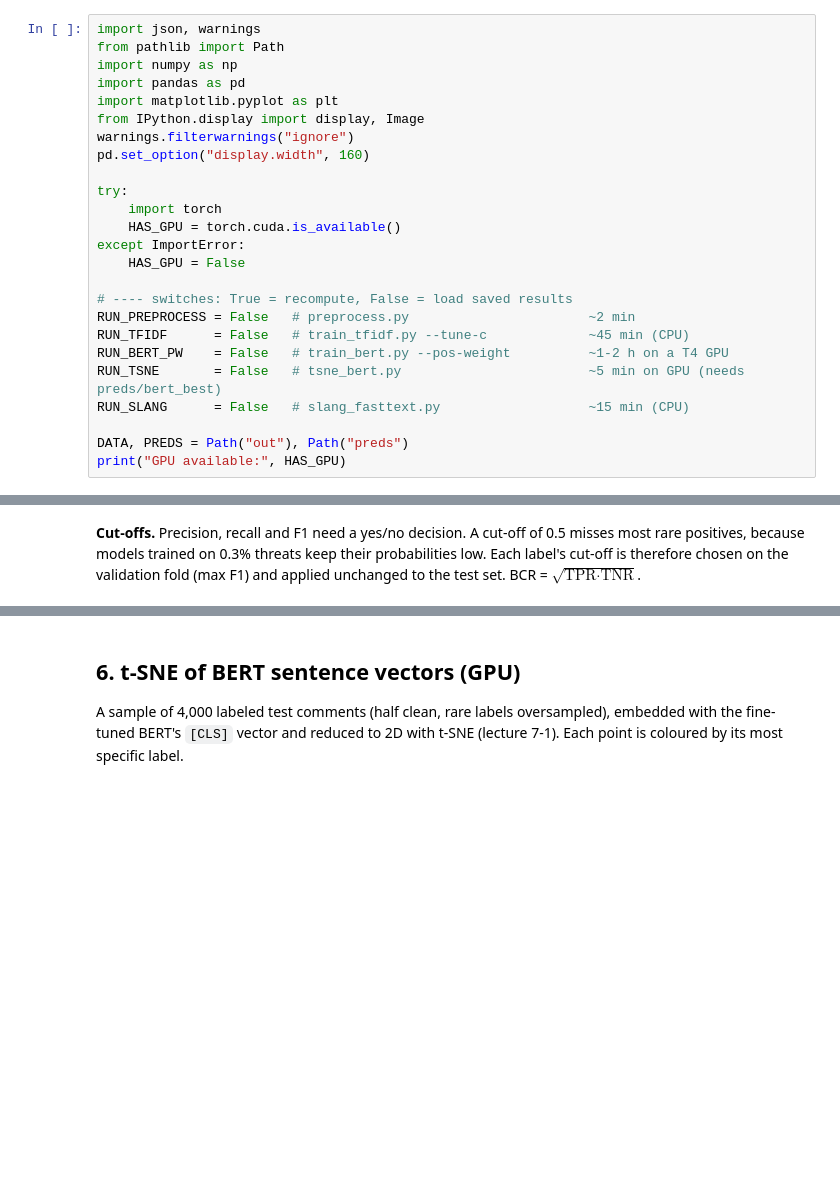
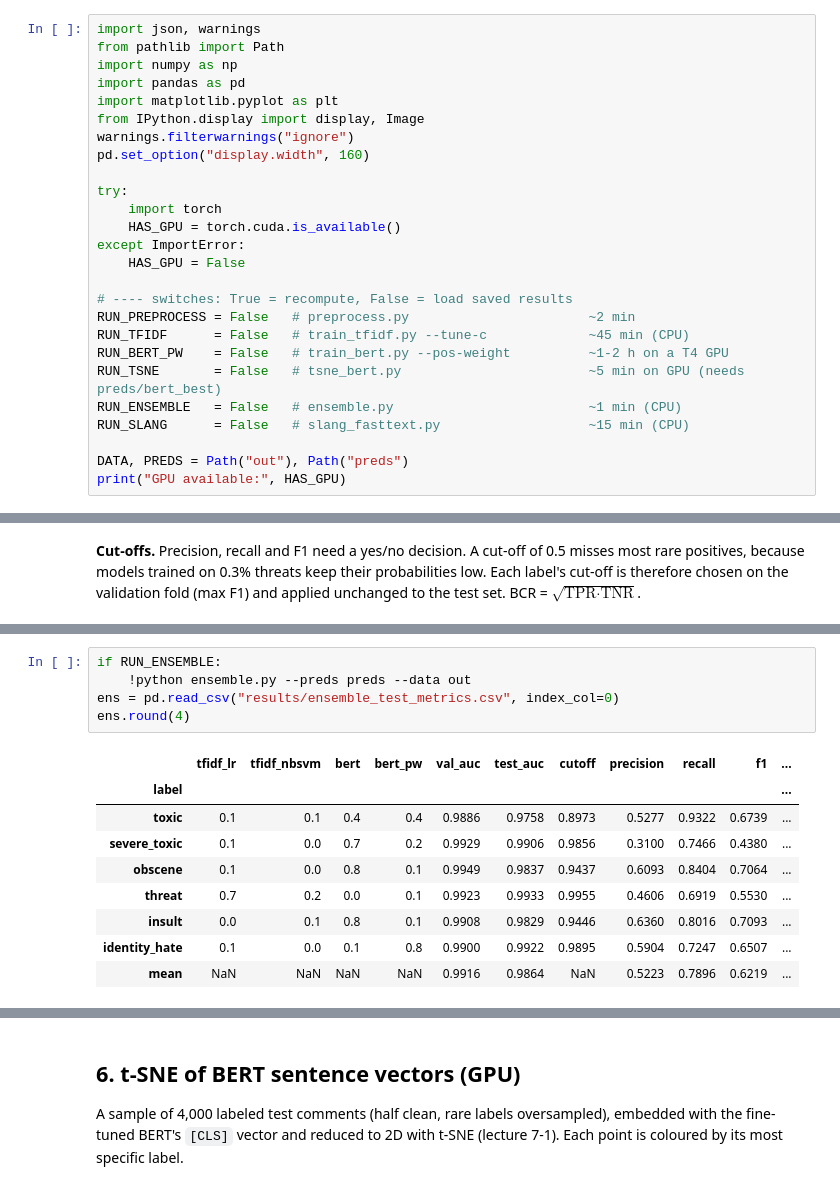
Before and after one commit to Zachr321/Data-Analysis-Project, a Jupyter notebook: report_notebook.ipynb, the cells around one changed output, grey strips where cells are left out. Saved outputs shown, nothing was run; the diff lists cells and outputs as text; blank space fills up the shorter version.

```diff
--- a/report_notebook.ipynb
+++ b/report_notebook.ipynb
@@ -51,6 +51,7 @@ RUN_PREPROCESS = False   # preprocess.py                       ~2 min
 RUN_TFIDF      = False   # train_tfidf.py --tune-c             ~45 min (CPU)
 RUN_BERT_PW    = False   # train_bert.py --pos-weight          ~1-2 h on a T4 GPU
 RUN_TSNE       = False   # tsne_bert.py                        ~5 min on GPU (needs preds/bert_best)
+RUN_ENSEMBLE   = False   # ensemble.py                         ~1 min (CPU)
 RUN_SLANG      = False   # slang_fasttext.py                   ~15 min (CPU)
 
 DATA, PREDS = Path("out"), Path("preds")
@@ -359,0 +387,15 @@ bert_pw predictions not found yet: run this cell on a GPU with RUN_BERT_PW = Tru
+# %%
+if RUN_ENSEMBLE:
+    !python ensemble.py --preds preds --data out
+ens = pd.read_csv("results/ensemble_test_metrics.csv", index_col=0)
+ens.round(4)
+# %% [output]
+|  | tfidf_lr | tfidf_nbsvm | bert | bert_pw | val_auc | test_auc | cutoff | precision | recall | f1 | ... |
+| label |  |  |  |  |  |  |  |  |  |  | ... |
+| toxic | 0.1 | 0.1 | 0.4 | 0.4 | 0.9886 | 0.9758 | 0.8973 | 0.5277 | 0.9322 | 0.6739 | ... |
+| severe_toxic | 0.1 | 0.0 | 0.7 | 0.2 | 0.9929 | 0.9906 | 0.9856 | 0.3100 | 0.7466 | 0.4380 | ... |
+| obscene | 0.1 | 0.0 | 0.8 | 0.1 | 0.9949 | 0.9837 | 0.9437 | 0.6093 | 0.8404 | 0.7064 | ... |
+| threat | 0.7 | 0.2 | 0.0 | 0.1 | 0.9923 | 0.9933 | 0.9955 | 0.4606 | 0.6919 | 0.5530 | ... |
+| insult | 0.0 | 0.1 | 0.8 | 0.1 | 0.9908 | 0.9829 | 0.9446 | 0.6360 | 0.8016 | 0.7093 | ... |
+| identity_hate | 0.1 | 0.0 | 0.1 | 0.8 | 0.9900 | 0.9922 | 0.9895 | 0.5904 | 0.7247 | 0.6507 | ... |
+| mean | NaN | NaN | NaN | NaN | 0.9916 | 0.9864 | NaN | 0.5223 | 0.7896 | 0.6219 | ... |
```
Also changed, not shown: parts of 11 cells of this notebook, 13 other files.
